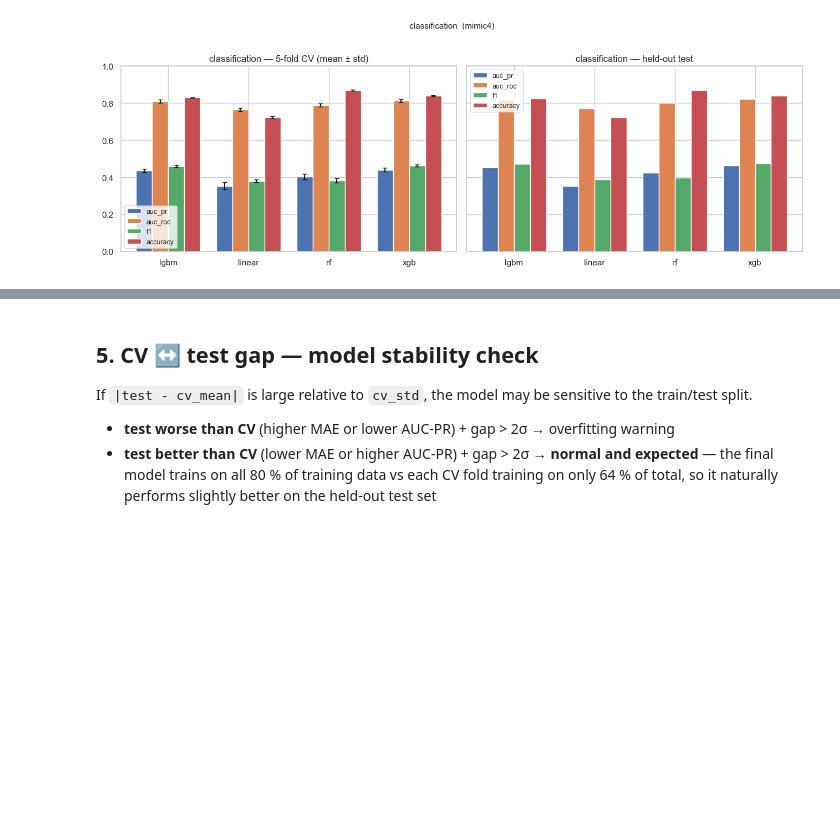
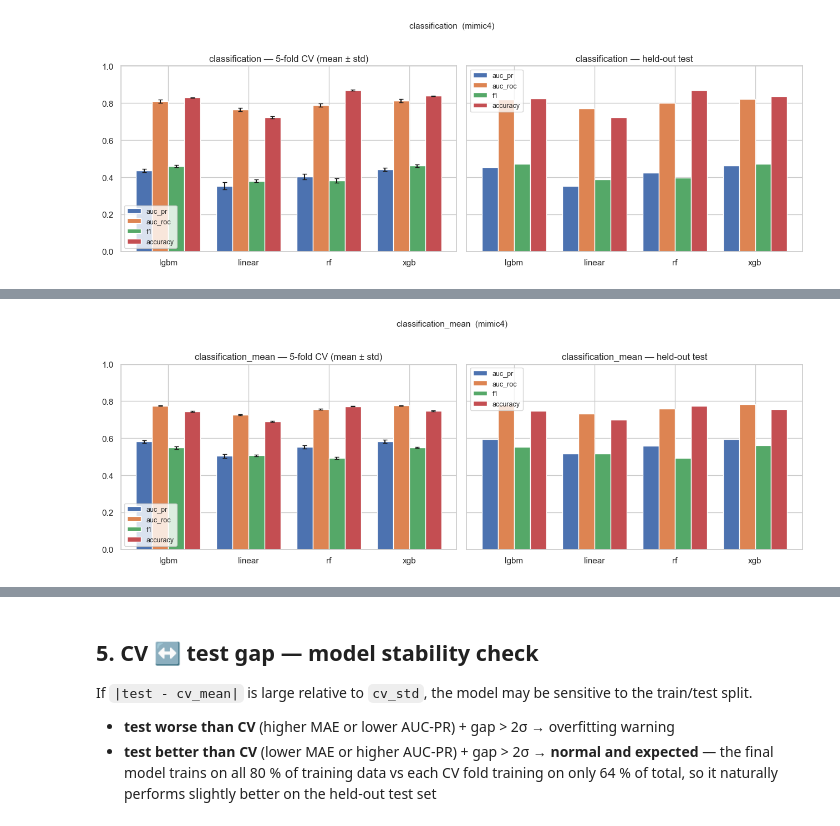
Before and after one commit to aliemir17/icu-length-of-stay-xai, a Jupyter notebook: notebooks/02_models.ipynb, the cells around one changed output, grey strips where cells are left out. Saved outputs shown, nothing was run; the diff lists cells and outputs as text; code cells hidden in the pictures; blank space fills up the shorter version.

```diff
--- a/notebooks/02_models.ipynb
+++ b/notebooks/02_models.ipynb
@@ -217,0 +237,4 @@ grouped_bars("classification", ["auc_pr", "auc_roc", "f1", "accuracy"], y_lim=(0
+# %%
+grouped_bars("classification_mean", ["auc_pr", "auc_roc", "f1", "accuracy"], y_lim=(0, 1.0))
+# %% [output]
+[figure, added]
```
Also changed, not shown: parts of 10 cells of this notebook, 18 other files.
